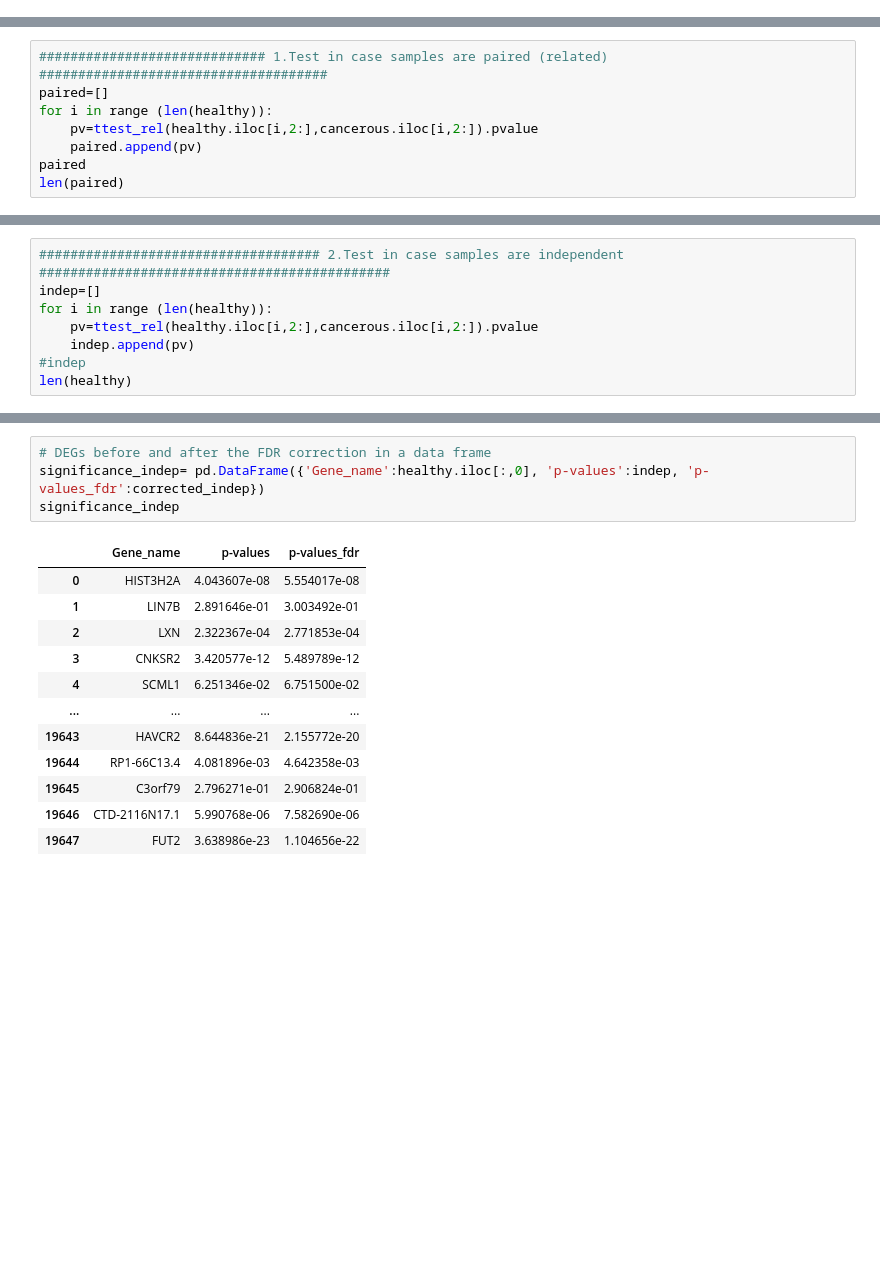
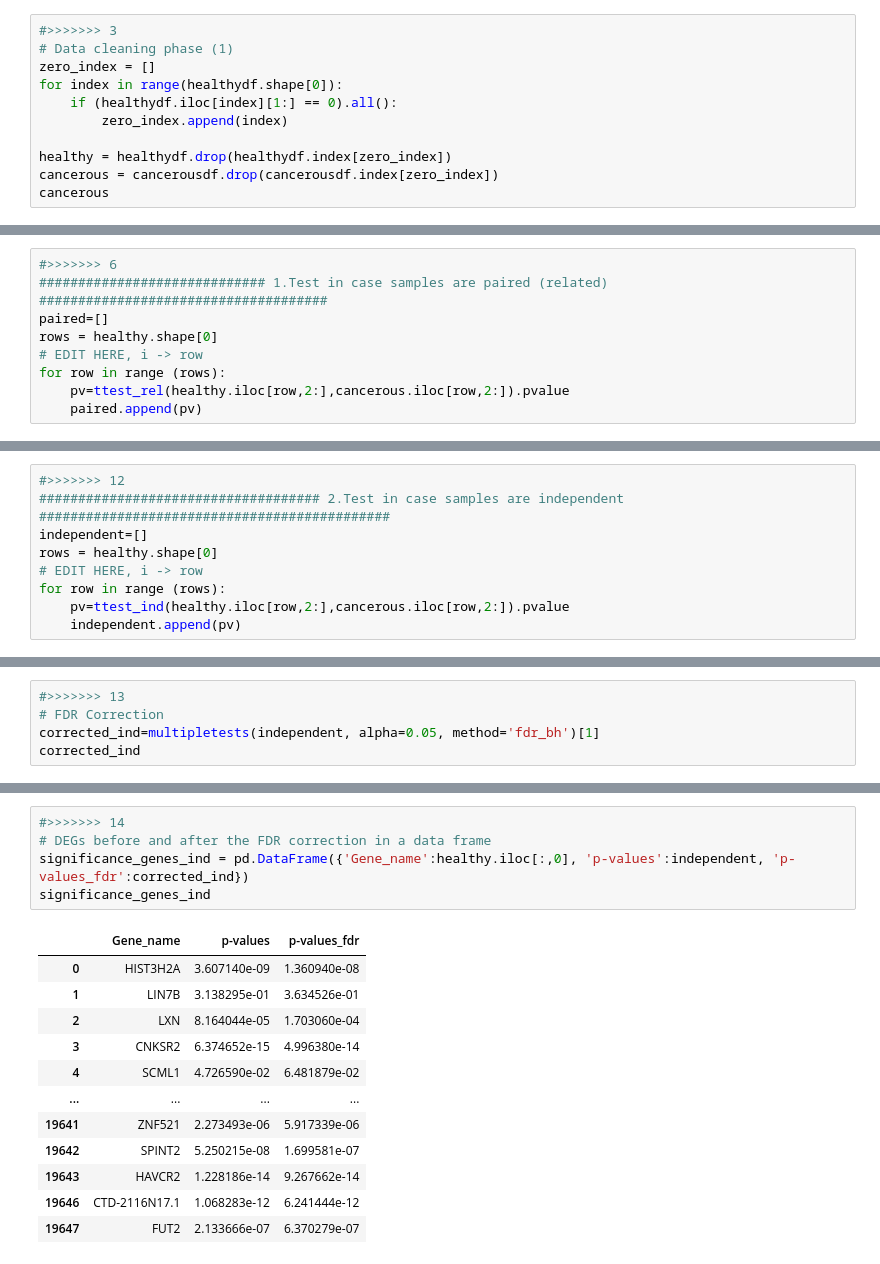
Before and after one commit to Radwa-Saeed/ML, a Jupyter notebook: Ttest.ipynb, the cells around one changed output, grey strips where cells are left out. Cells and saved outputs as stored; diff of their text form; blank space fills up the shorter version.

```diff
--- a/Ttest.ipynb
+++ b/Ttest.ipynb
@@ -29 +29,12 @@ healthy     # from here we knew that the dimensions are ( 19648 rows × 51 colum
 19648 rows × 52 columns
+# %%
+#>>>>>>> 3
+# Data cleaning phase (1)
+zero_index = []
+for index in range(healthydf.shape[0]):
+    if (healthydf.iloc[index][1:] == 0).all():
+        zero_index.append(index)
+
+healthy = healthydf.drop(healthydf.index[zero_index])
+cancerous = cancerousdf.drop(cancerousdf.index[zero_index])
+cancerous
@@ -58,8 +131,9 @@ healthy
 # %%
+#>>>>>>> 6
 ############################# 1.Test in case samples are paired (related) #####################################
 paired=[]
-for i in range (len(healthy)):
-    pv=ttest_rel(healthy.iloc[i,2:],cancerous.iloc[i,2:]).pvalue
+rows = healthy.shape[0]
+# EDIT HERE, i -> row
+for row in range (rows):
+    pv=ttest_rel(healthy.iloc[row,2:],cancerous.iloc[row,2:]).pvalue
     paired.append(pv)
-paired
-len(paired)
@@ -138,8 +212,9 @@ len(Gens)
 # %%
+#>>>>>>> 12
 #################################### 2.Test in case samples are independent #############################################
-indep=[]
-for i in range (len(healthy)):
-    pv=ttest_rel(healthy.iloc[i,2:],cancerous.iloc[i,2:]).pvalue
-    indep.append(pv)
-#indep
-len(healthy)
+independent=[]
+rows = healthy.shape[0]
+# EDIT HERE, i -> row
+for row in range (rows):
+    pv=ttest_ind(healthy.iloc[row,2:],cancerous.iloc[row,2:]).pvalue
+    independent.append(pv)
@@ -156,0 +221,5 @@ array([5.55401729e-08, 3.00349169e-01, 2.77185268e-04, ...,
+# %%
+#>>>>>>> 13
+# FDR Correction
+corrected_ind=multipletests(independent, alpha=0.05, method='fdr_bh')[1]
+corrected_ind
@@ -157,17 +229,18 @@ array([5.55401729e-08, 3.00349169e-01, 2.77185268e-04, ...,
 # %%
+#>>>>>>> 14
 # DEGs before and after the FDR correction in a data frame
-significance_indep= pd.DataFrame({'Gene_name':healthy.iloc[:,0], 'p-values':indep, 'p-values_fdr':corrected_indep})
-significance_indep
+significance_genes_ind = pd.DataFrame({'Gene_name':healthy.iloc[:,0], 'p-values':independent, 'p-values_fdr':corrected_ind})
+significance_genes_ind
 # %% [output]
 |  | Gene_name | p-values | p-values_fdr |
-| 0 | HIST3H2A | 4.043607e-08 | 5.554017e-08 |
-| 1 | LIN7B | 2.891646e-01 | 3.003492e-01 |
-| 2 | LXN | 2.322367e-04 | 2.771853e-04 |
-| 3 | CNKSR2 | 3.420577e-12 | 5.489789e-12 |
-| 4 | SCML1 | 6.251346e-02 | 6.751500e-02 |
+| 0 | HIST3H2A | 3.607140e-09 | 1.360940e-08 |
+| 1 | LIN7B | 3.138295e-01 | 3.634526e-01 |
+| 2 | LXN | 8.164044e-05 | 1.703060e-04 |
+| 3 | CNKSR2 | 6.374652e-15 | 4.996380e-14 |
+| 4 | SCML1 | 4.726590e-02 | 6.481879e-02 |
 | ... | ... | ... | ... |
-| 19643 | HAVCR2 | 8.644836e-21 | 2.155772e-20 |
-| 19644 | RP1-66C13.4 | 4.081896e-03 | 4.642358e-03 |
-| 19645 | C3orf79 | 2.796271e-01 | 2.906824e-01 |
-| 19646 | CTD-2116N17.1 | 5.990768e-06 | 7.582690e-06 |
-| 19647 | FUT2 | 3.638986e-23 | 1.104656e-22 |
+| 19641 | ZNF521 | 2.273493e-06 | 5.917339e-06 |
+| 19642 | SPINT2 | 5.250215e-08 | 1.699581e-07 |
+| 19643 | HAVCR2 | 1.228186e-14 | 9.267662e-14 |
+| 19646 | CTD-2116N17.1 | 1.068283e-12 | 6.241444e-12 |
+| 19647 | FUT2 | 2.133666e-07 | 6.370279e-07 |
```
Also changed, not shown: parts of 19 cells of this notebook.
